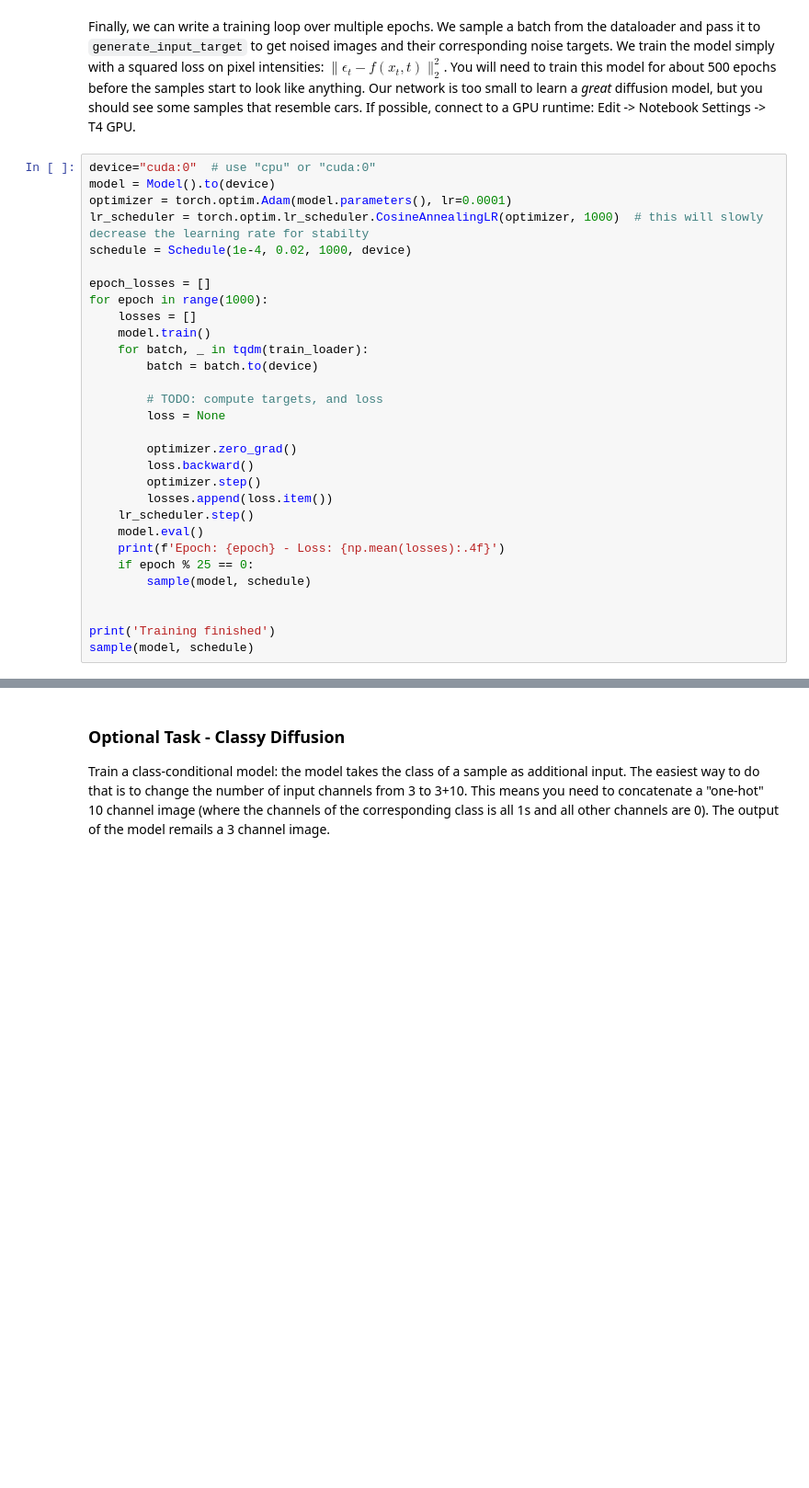
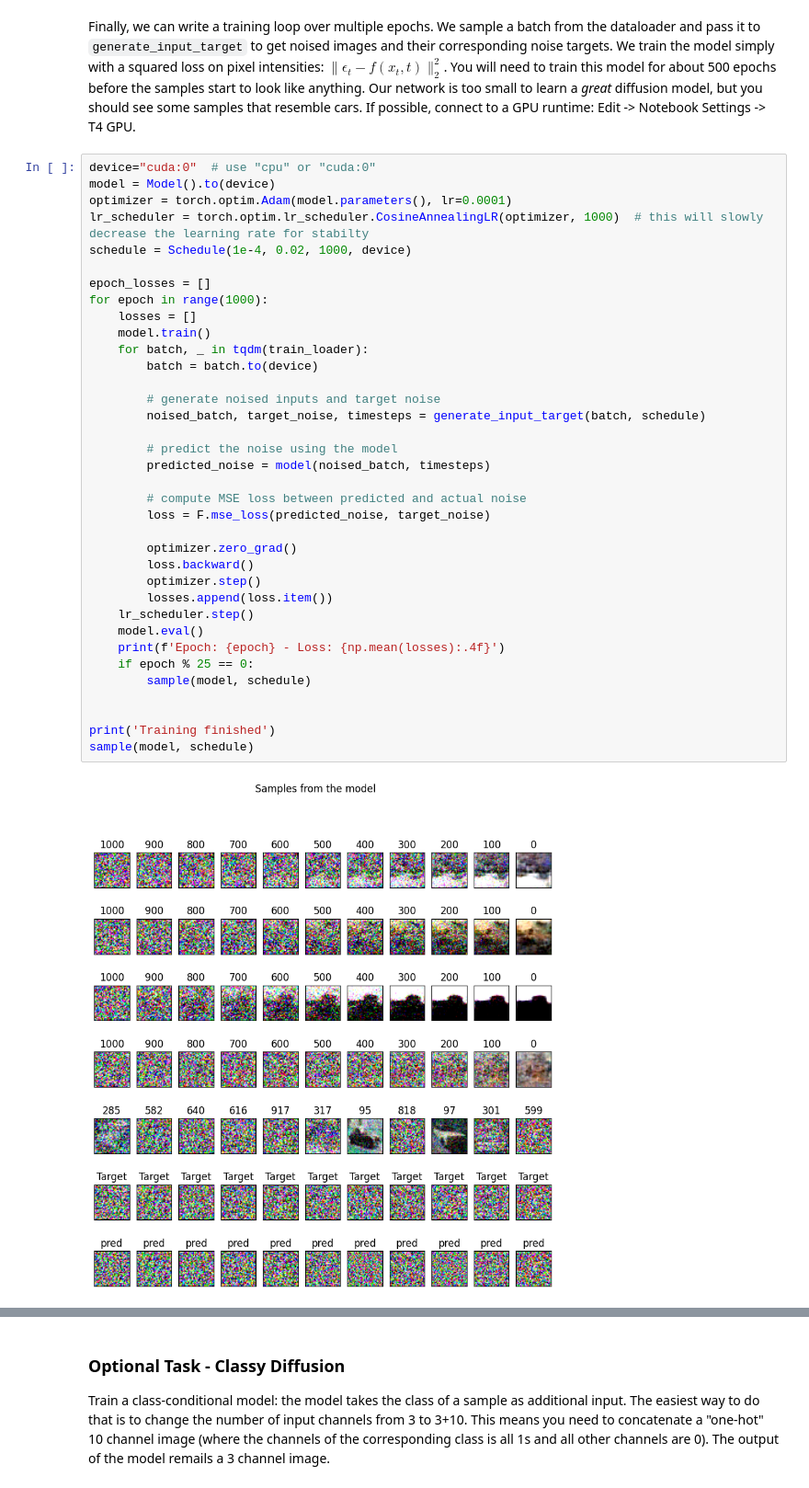
Before and after one commit to BrindanYasodaran/CVIS-oxford, a Jupyter notebook: practical3.ipynb, the cells around one changed output, grey strips where cells are left out. Shown at 92% size. Drawn from its saved outputs; the diff is of its cells as text; blank space fills up the shorter version.

```diff
--- a/practical3.ipynb
+++ b/practical3.ipynb
@@ -765,30 +803,38 @@ If possible, connect to a GPU runtime: Edit -> Notebook Settings -> T4 GPU.
 # %%
 device="cuda:0"  # use "cpu" or "cuda:0"
 model = Model().to(device)
 optimizer = torch.optim.Adam(model.parameters(), lr=0.0001)
 lr_scheduler = torch.optim.lr_scheduler.CosineAnnealingLR(optimizer, 1000)  # this will slowly decrease the learning rate for stabilty
 schedule = Schedule(1e-4, 0.02, 1000, device)
 
 epoch_losses = []
 for epoch in range(1000):
     losses = []
     model.train()
     for batch, _ in tqdm(train_loader):
         batch = batch.to(device)
 
-        # TODO: compute targets, and loss
-        loss = None
+        # generate noised inputs and target noise
+        noised_batch, target_noise, timesteps = generate_input_target(batch, schedule)
+
+        # predict the noise using the model
+        predicted_noise = model(noised_batch, timesteps)
+
+        # compute MSE loss between predicted and actual noise
+        loss = F.mse_loss(predicted_noise, target_noise)
 
         optimizer.zero_grad()
         loss.backward()
         optimizer.step()
         losses.append(loss.item())
     lr_scheduler.step()
     model.eval()
     print(f'Epoch: {epoch} - Loss: {np.mean(losses):.4f}')
     if epoch % 25 == 0:
         sample(model, schedule)
 
 
 print('Training finished')
 sample(model, schedule)
+# %% [output]
+[figure, added]
```
Also changed, not shown: parts of 8 cells of this notebook.
